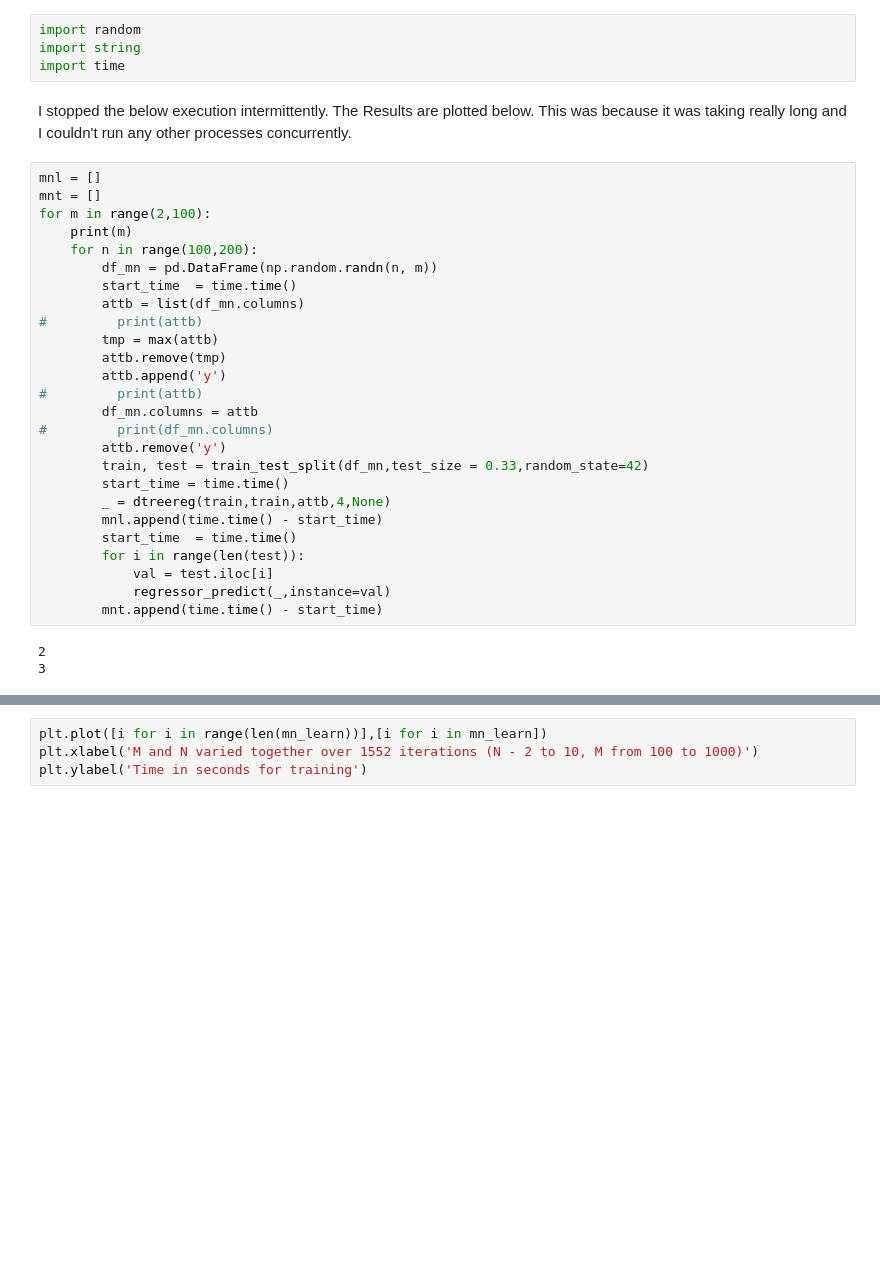
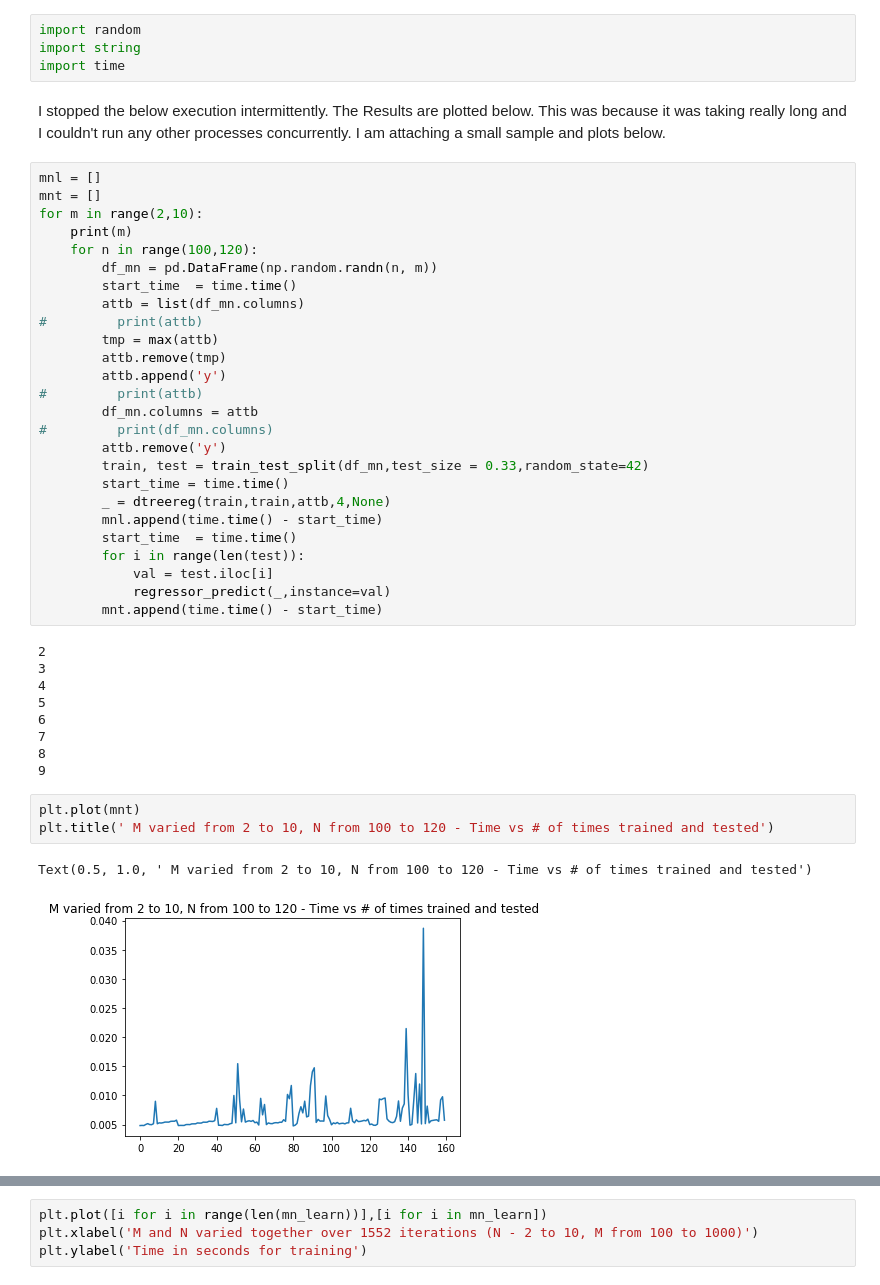
Before and after one commit to sdeepaknarayanan/Machine-Learning, a Jupyter notebook: Assignment 1/Decision Trees - Q2, Q3, Q4, Q5, Q6, Q7.ipynb, the cells around one changed output, grey strips where cells are left out. Saved outputs shown, nothing was run; the diff lists cells and outputs as text; blank space fills up the shorter version.

```diff
--- a/Assignment 1/Decision Trees - Q2, Q3, Q4, Q5, Q6, Q7.ipynb
+++ b/Assignment 1/Decision Trees - Q2, Q3, Q4, Q5, Q6, Q7.ipynb
@@ -496,13 +493,13 @@ import random
 import string
 import time
 # %% [markdown]
-I stopped the below execution intermittently. The Results are plotted below. This was because it was taking really long and I couldn't run any other processes concurrently.
+I stopped the below execution intermittently. The Results are plotted below. This was because it was taking really long and I couldn't run any other processes concurrently. I am attaching a small sample and plots below.
 # %%
 mnl = []
 mnt = []
-for m in range(2,100):
+for m in range(2,10):
     print(m)
-    for n in range(100,200):
+    for n in range(100,120):
         df_mn = pd.DataFrame(np.random.randn(n, m))
         start_time  = time.time()
         attb = list(df_mn.columns)
@@ -526,3 +523,15 @@ for m in range(2,100):
 # %% [output]
 2
 3
+4
+5
+6
+7
+8
+9
+# %%
+plt.plot(mnt)
+plt.title(' M varied from 2 to 10, N from 100 to 120 - Time vs # of times trained and tested')
+# %% [output]
+Text(0.5, 1.0, ' M varied from 2 to 10, N from 100 to 120 - Time vs # of times trained and tested')
+[figure, added]
```
Also changed, not shown: parts of 13 cells of this notebook.
